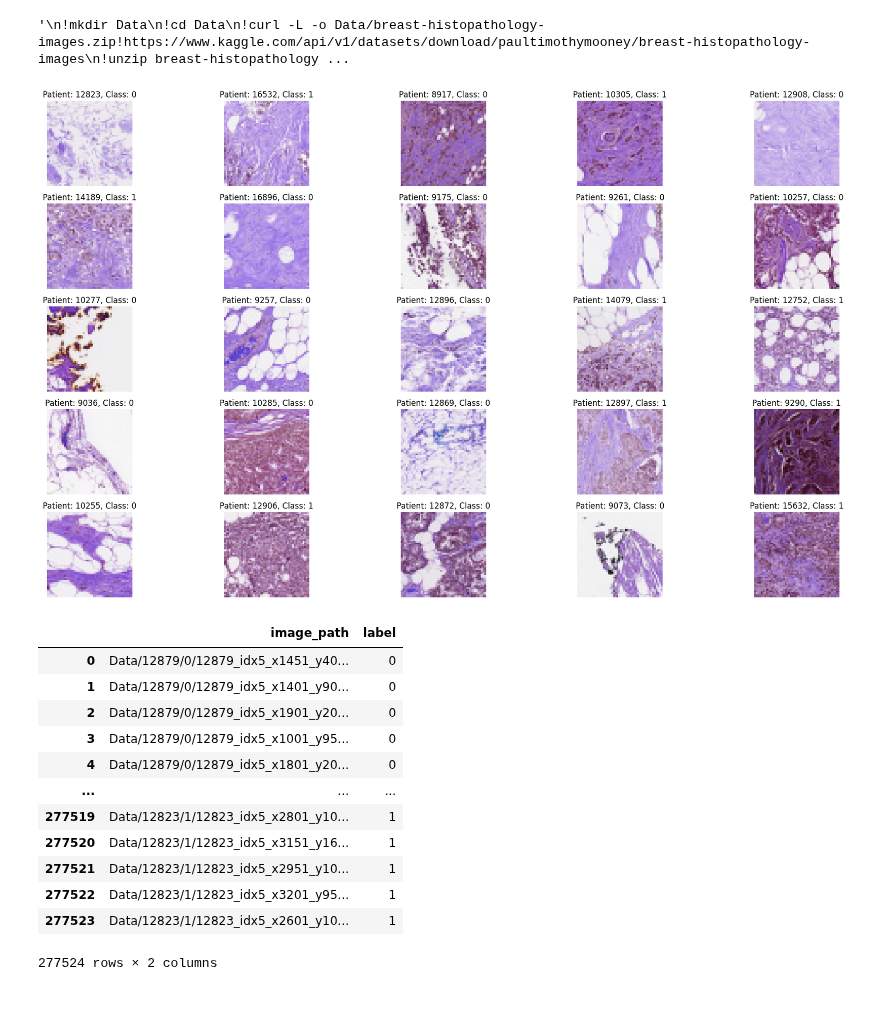
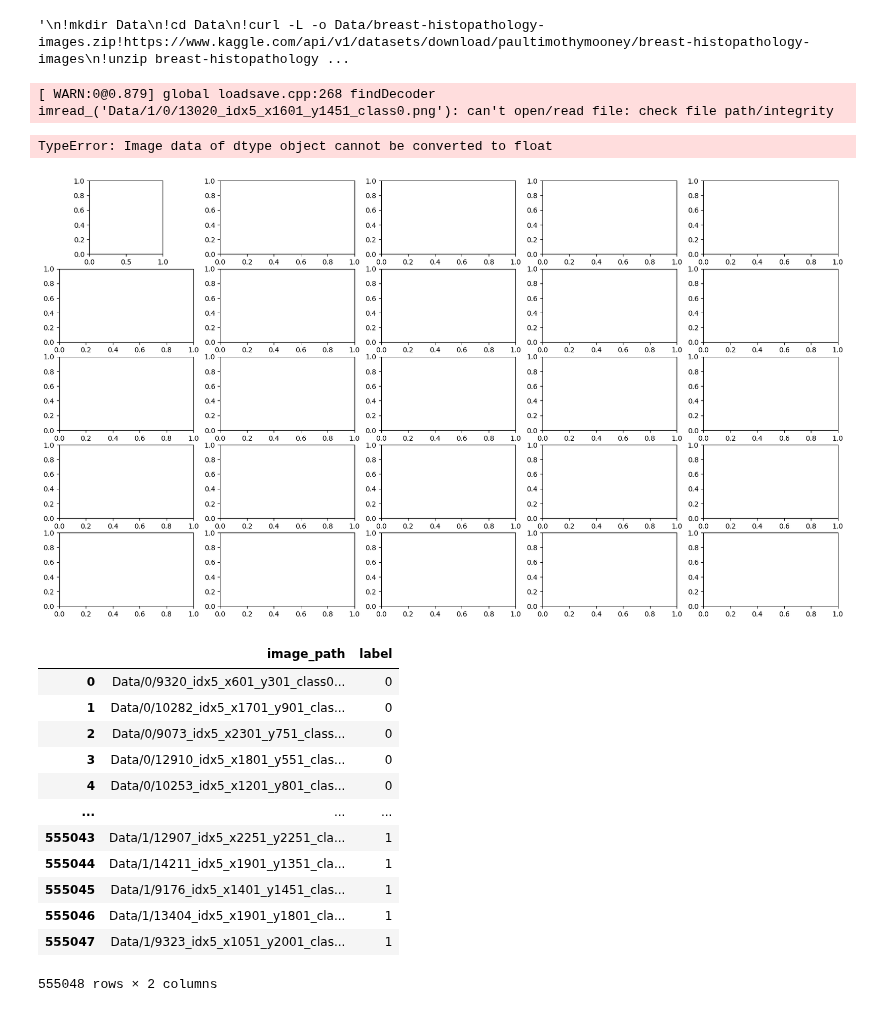
Before and after one commit to Henrique1201/Classification-of-Cancer-Cells-in-Images, a Jupyter notebook: CNN.ipynb, the cells around one changed output. Saved outputs shown, nothing was run; the diff lists cells and outputs as text; code cells hidden in the pictures.

```diff
--- a/CNN.ipynb
+++ b/CNN.ipynb
@@ -63,39 +63,41 @@ This naming convention allows tracking the patch's origin within the original sl
 # %%
 import random
 
 PATIENT_ID = os.listdir(DATA_PATH)
 num_images = 25
 fig, axes = plt.subplots(5, 5, figsize=(20, 11))
 axes = axes.flatten()
 
 for ax in axes:
     patient_id = random.choice(PATIENT_ID)
     class_label = random.choice(["0", "1"])
-    image_file = random.choice(os.listdir(DATA_PATH + patient_id + "/" + class_label))
+    image_file = random.choice(os.listdir(DATA_PATH + "/" + class_label))
     image_path = os.path.join(DATA_PATH, patient_id, class_label, image_file)
     image = cv2.imread(image_path)
-    ax.imshow(image, cmap="gray")
+    ax.imshow(image, cmap="BrBG")
     ax.set_title(f"Patient: {patient_id}, Class: {class_label}")
     ax.axis('off')
 
 plt.tight_layout()
 plt.show()
 # %% [output]
+[ WARN:0@0.879] global loadsave.cpp:268 findDecoder imread_('Data/1/0/13020_idx5_x1601_y1451_class0.png'): can't open/read file: check file path/integrity
+TypeError: Image data of dtype object cannot be converted to float
-[figure, old version]
+[figure, new version]
 # %%
-df = create_dataframe(DATA_PATH)
+df = create_dataframe("Data")
 df
 # %% [output]
 |  | image_path | label |
-| 0 | Data/12879/0/12879_idx5_x1451_y40... | 0 |
-| 1 | Data/12879/0/12879_idx5_x1401_y90... | 0 |
-| 2 | Data/12879/0/12879_idx5_x1901_y20... | 0 |
-| 3 | Data/12879/0/12879_idx5_x1001_y95... | 0 |
-| 4 | Data/12879/0/12879_idx5_x1801_y20... | 0 |
+| 0 | Data/0/9320_idx5_x601_y301_class0... | 0 |
+| 1 | Data/0/10282_idx5_x1701_y901_clas... | 0 |
+| 2 | Data/0/9073_idx5_x2301_y751_class... | 0 |
+| 3 | Data/0/12910_idx5_x1801_y551_clas... | 0 |
+| 4 | Data/0/10253_idx5_x1201_y801_clas... | 0 |
 | ... | ... | ... |
-| 277519 | Data/12823/1/12823_idx5_x2801_y10... | 1 |
-| 277520 | Data/12823/1/12823_idx5_x3151_y16... | 1 |
-| 277521 | Data/12823/1/12823_idx5_x2951_y10... | 1 |
-| 277522 | Data/12823/1/12823_idx5_x3201_y95... | 1 |
-| 277523 | Data/12823/1/12823_idx5_x2601_y10... | 1 |
+| 555043 | Data/1/12907_idx5_x2251_y2251_cla... | 1 |
+| 555044 | Data/1/14211_idx5_x1901_y1351_cla... | 1 |
+| 555045 | Data/1/9176_idx5_x1401_y1451_clas... | 1 |
+| 555046 | Data/1/13404_idx5_x1901_y1801_cla... | 1 |
+| 555047 | Data/1/9323_idx5_x1051_y2001_clas... | 1 |
-277524 rows × 2 columns
+555048 rows × 2 columns
```
Also changed, not shown: parts of 1 cell of this notebook, 1 other file.
